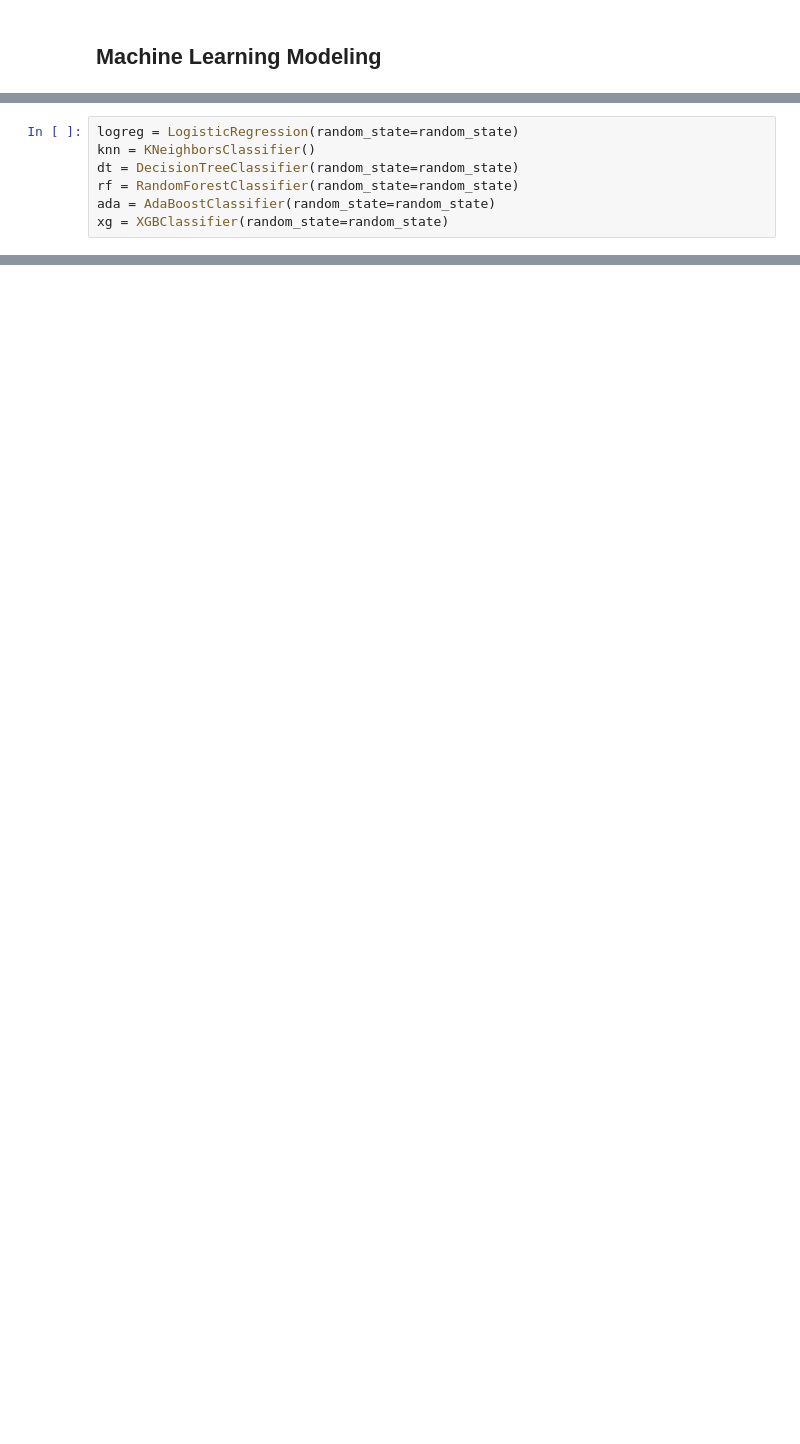
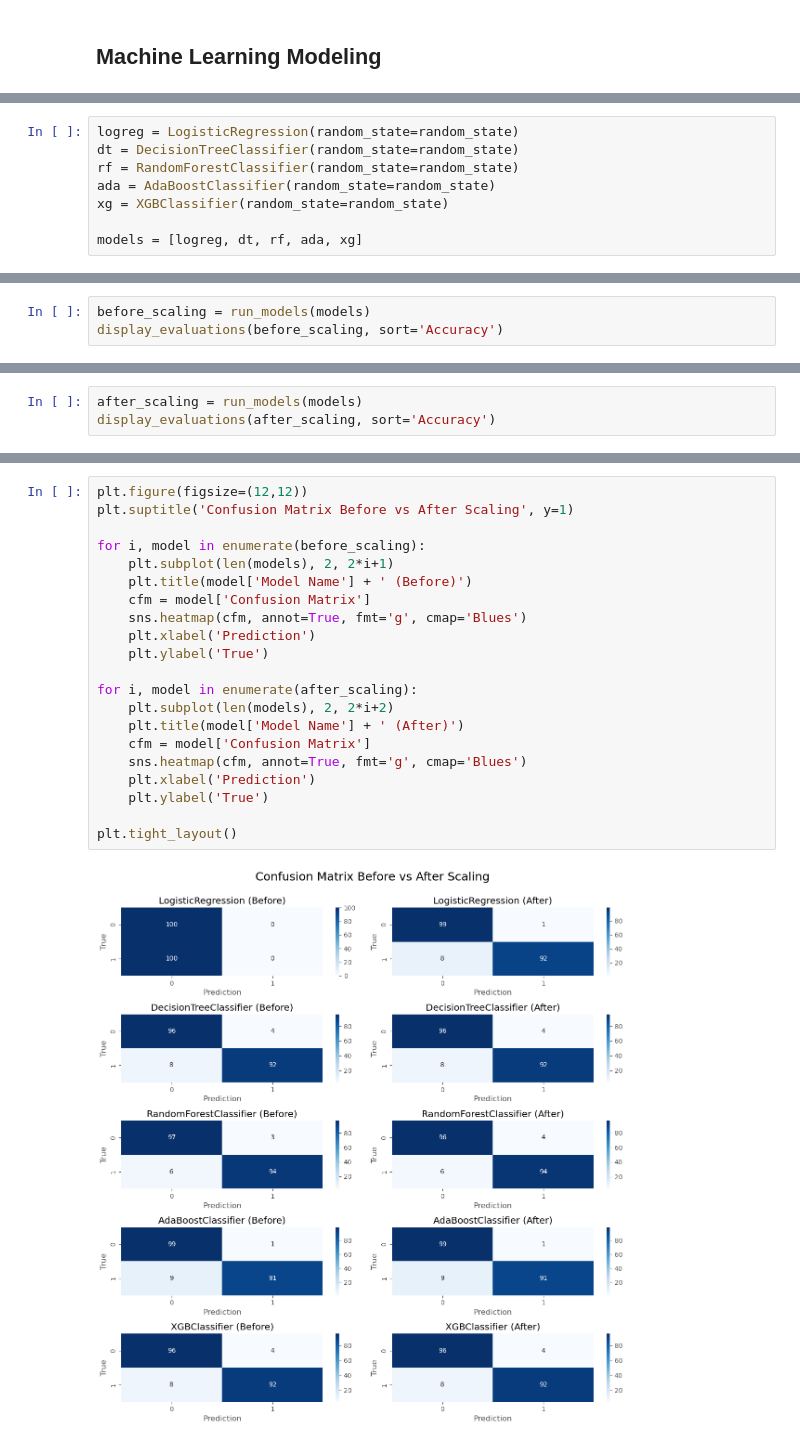
Before and after one commit to andreadeputra/MLPortfolio, a Jupyter notebook: Courses/RakaminMiniProject/4. Predict Customer Clicked Ads Classification by Using Machine Learning/Predict Customer Clicked Ads Classification by Using Machine Learning.ipynb, the cells around one changed output, grey strips where cells are left out. Cells and saved outputs as stored; diff of their text form; blank space fills up the shorter version.

```diff
--- a/Courses/RakaminMiniProject/4. Predict Customer Clicked Ads Classification by Using Machine Learning/Predict Customer Clicked Ads Classification by Using Machine Learning.ipynb
+++ b/Courses/RakaminMiniProject/4. Predict Customer Clicked Ads Classification by Using Machine Learning/Predict Customer Clicked Ads Classification by Using Machine Learning.ipynb
@@ -485,7 +525,8 @@ def conf_matrix_viz(model, model_name=''):
 # %%
 logreg = LogisticRegression(random_state=random_state)
-knn = KNeighborsClassifier()
 dt = DecisionTreeClassifier(random_state=random_state)
 rf = RandomForestClassifier(random_state=random_state)
 ada = AdaBoostClassifier(random_state=random_state)
 xg = XGBClassifier(random_state=random_state)
+
+models = [logreg, dt, rf, ada, xg]
@@ -491,0 +537,3 @@ xg = XGBClassifier(random_state=random_state)
+# %%
+before_scaling = run_models(models)
+display_evaluations(before_scaling, sort='Accuracy')
@@ -491,0 +578,3 @@ xg = XGBClassifier(random_state=random_state)
+# %%
+after_scaling = run_models(models)
+display_evaluations(after_scaling, sort='Accuracy')
@@ -491,0 +590,23 @@ xg = XGBClassifier(random_state=random_state)
+# %%
+plt.figure(figsize=(12,12))
+plt.suptitle('Confusion Matrix Before vs After Scaling', y=1)
+
+for i, model in enumerate(before_scaling):
+    plt.subplot(len(models), 2, 2*i+1)
+    plt.title(model['Model Name'] + ' (Before)')
+    cfm = model['Confusion Matrix']
+    sns.heatmap(cfm, annot=True, fmt='g', cmap='Blues')
+    plt.xlabel('Prediction')
+    plt.ylabel('True')
+
+for i, model in enumerate(after_scaling):
+    plt.subplot(len(models), 2, 2*i+2)
+    plt.title(model['Model Name'] + ' (After)')
+    cfm = model['Confusion Matrix']
+    sns.heatmap(cfm, annot=True, fmt='g', cmap='Blues')
+    plt.xlabel('Prediction')
+    plt.ylabel('True')
+
+plt.tight_layout()
+# %% [output]
+[figure, added]
```
Also changed, not shown: parts of 25 cells of this notebook, 1 other file.
